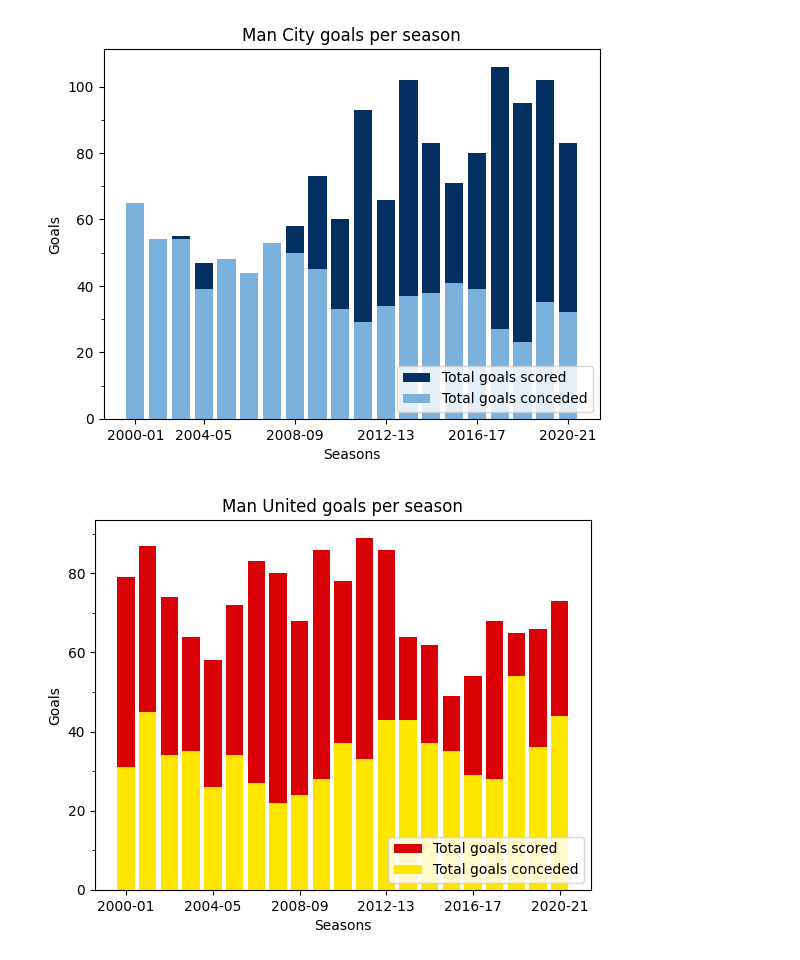
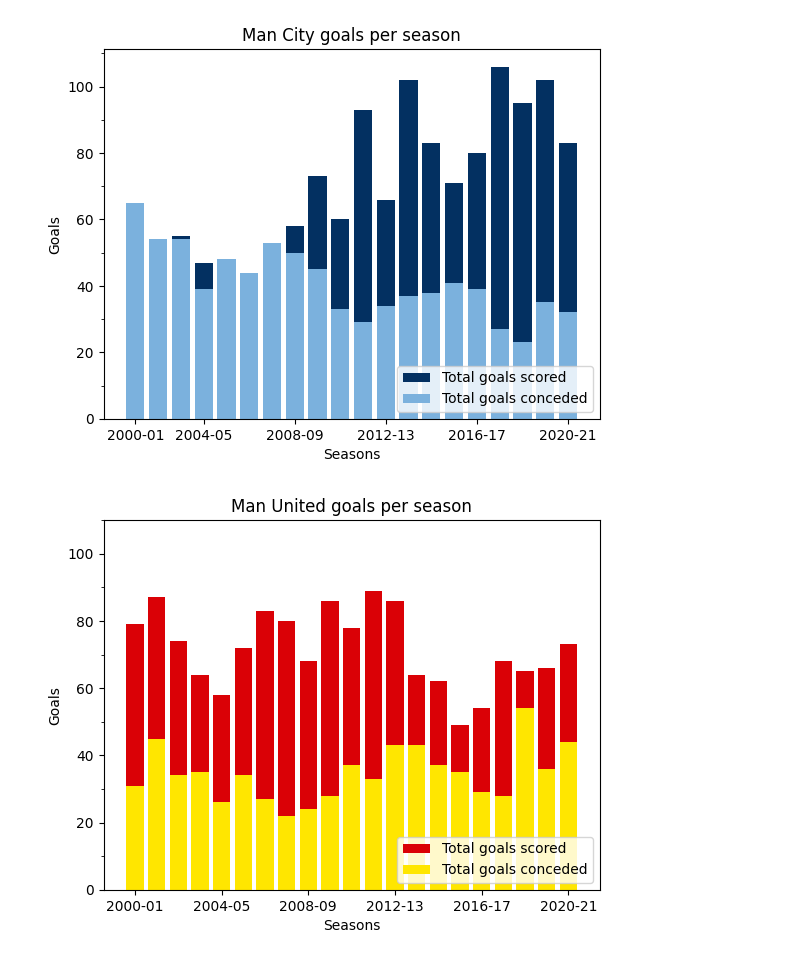
Before and after one commit to alexsandro49/premier-league-statistics-00-20, a Jupyter notebook: goals by seasons/main.ipynb, the cells around one changed output. Cells and saved outputs as stored; diff of their text form; code cells hidden in the pictures.

```diff
--- a/goals by seasons/main.ipynb
+++ b/goals by seasons/main.ipynb
@@ -78,21 +64,18 @@ plt.show()
 # %% [output]
 [figure]
 # %%
-df_man_united_per_season = df_00_to_21.loc[df_00_to_21['HomeTeam'] == 'Man United', ['Season', 'FTHG', 'FTAG']].groupby('Season').sum().reset_index()
-df_man_united_per_season.rename(columns={'FTHG':'TGS', 'FTAG':'TGC'}, inplace=True)
-df_man_united_per_season['TGS'] += df_00_to_21[df_00_to_21['AwayTeam'] == 'Man United'].groupby('Season').sum().reset_index()['FTAG']
-df_man_united_per_season['TGC'] += df_00_to_21[df_00_to_21['AwayTeam'] == 'Man United'].groupby('Season').sum().reset_index()['FTHG']
+df_man_united_per_season = df_filtered('Man United')
 
 plt.bar(df_man_united_per_season['Season'], df_man_united_per_season['TGS'], label='Total goals scored', color='#DA0106ff')
 plt.bar(df_man_united_per_season['Season'], df_man_united_per_season['TGC'], label='Total goals conceded', color='#FFE600ff')
 plt.title('Man United goals per season')
 plt.xlabel('Seasons')
 plt.ylabel('Goals')
 plt.xticks(df_man_united_per_season.loc[np.linspace(0, len(df_man_united_per_season)-1, 6, dtype=int), 'Season'])
-plt.yticks(np.arange(10, 91, 10), minor=True)
+plt.yticks(np.arange(10, 111, 10), minor=True)
 plt.legend(loc='lower right')
-plt.savefig('man_united_goals_per_season.png')
+plt.savefig('plots/man_united_goals_per_season.png')
 plt.show()
 # %% [output]
-[figure, old version]
+[figure, new version]
 # %%
```
Also changed, not shown: parts of 9 cells of this notebook, 23 other files.
